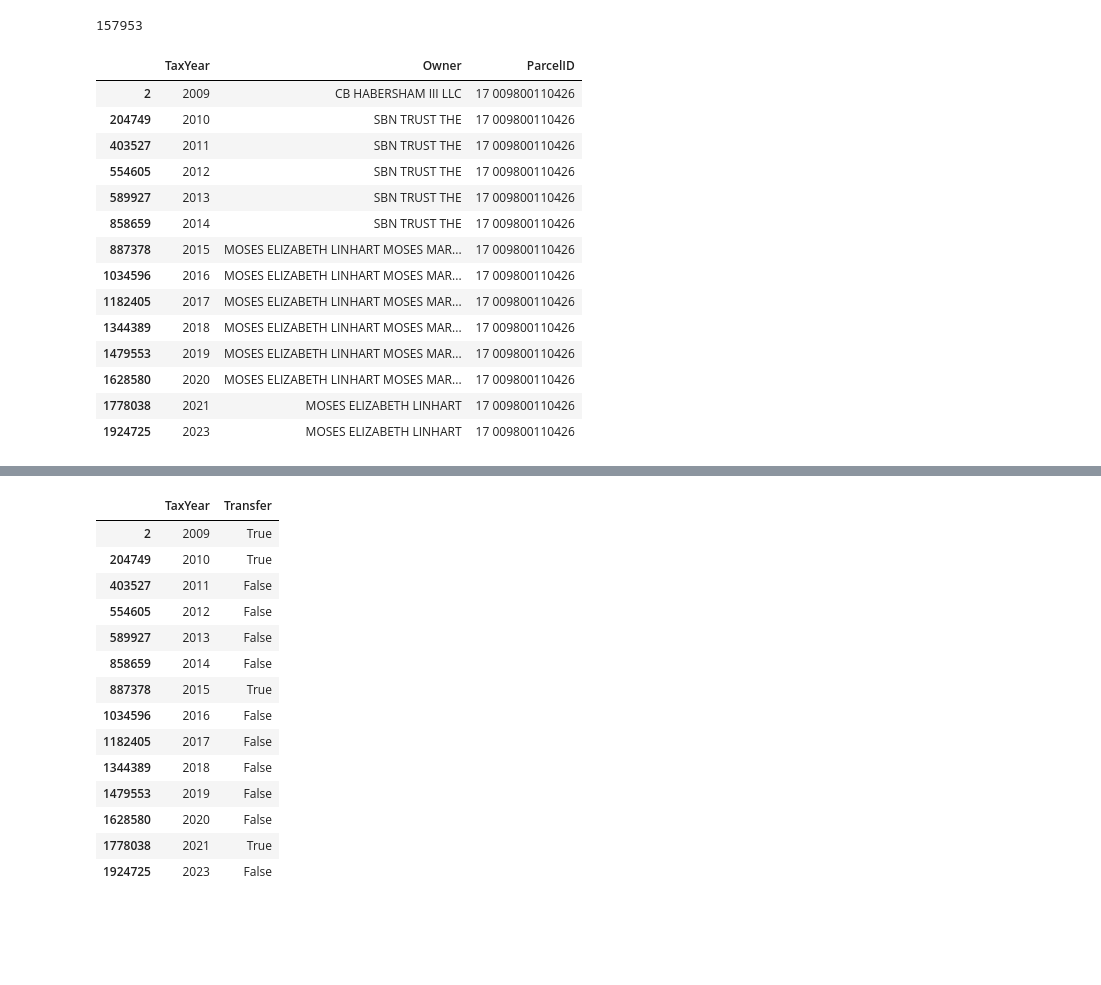
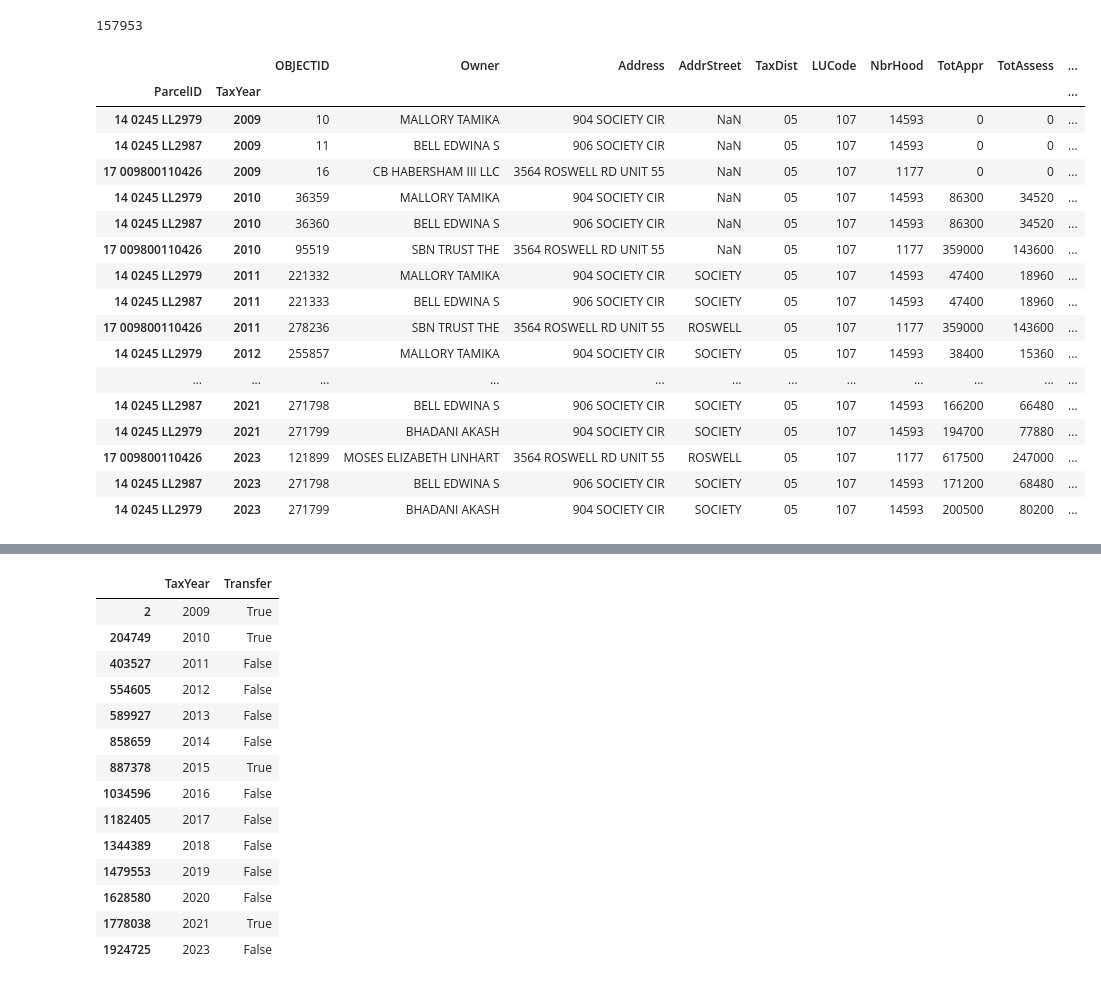
Before and after one commit to IsabelsRepo/IsabelsRepo, a Jupyter notebook: Data-Science/Atlanta-Property/AtlantaPropertySales.ipynb, the cells around one changed output, grey strips where cells are left out. Drawn from its saved outputs; the diff is of its cells as text; code cells hidden in the pictures; blank space fills up the shorter version.

```diff
--- a/Data-Science/Atlanta-Property/AtlantaPropertySales.ipynb
+++ b/Data-Science/Atlanta-Property/AtlantaPropertySales.ipynb
@@ -103,27 +88,35 @@ parcels = atlanta_df['ParcelID'].unique()
 len(parcels)
 # %% [output]
 157953
+# %%
+p1 = ['14 0245  LL2979', '14 0245  LL2987', '17 009800110426']
+temp = atlanta_df[atlanta_df['ParcelID'].isin(p1)].copy()
+temp.set_index(['ParcelID', 'TaxYear'])
+# %% [output]
+|  |  | OBJECTID | Owner | Address | AddrStreet | TaxDist | LUCode | NbrHood | TotAppr | TotAssess | ... |
+| ParcelID | TaxYear |  |  |  |  |  |  |  |  |  | ... |
+| 14 0245 LL2979 | 2009 | 10 | MALLORY TAMIKA | 904 SOCIETY CIR | NaN | 05 | 107 | 14593 | 0 | 0 | ... |
+| 14 0245 LL2987 | 2009 | 11 | BELL EDWINA S | 906 SOCIETY CIR | NaN | 05 | 107 | 14593 | 0 | 0 | ... |
+| 17 009800110426 | 2009 | 16 | CB HABERSHAM III LLC | 3564 ROSWELL RD UNIT 55 | NaN | 05 | 107 | 1177 | 0 | 0 | ... |
+| 14 0245 LL2979 | 2010 | 36359 | MALLORY TAMIKA | 904 SOCIETY CIR | NaN | 05 | 107 | 14593 | 86300 | 34520 | ... |
+| 14 0245 LL2987 | 2010 | 36360 | BELL EDWINA S | 906 SOCIETY CIR | NaN | 05 | 107 | 14593 | 86300 | 34520 | ... |
+| 17 009800110426 | 2010 | 95519 | SBN TRUST THE | 3564 ROSWELL RD UNIT 55 | NaN | 05 | 107 | 1177 | 359000 | 143600 | ... |
+| 14 0245 LL2979 | 2011 | 221332 | MALLORY TAMIKA | 904 SOCIETY CIR | SOCIETY | 05 | 107 | 14593 | 47400 | 18960 | ... |
+| 14 0245 LL2987 | 2011 | 221333 | BELL EDWINA S | 906 SOCIETY CIR | SOCIETY | 05 | 107 | 14593 | 47400 | 18960 | ... |
+| 17 009800110426 | 2011 | 278236 | SBN TRUST THE | 3564 ROSWELL RD UNIT 55 | ROSWELL | 05 | 107 | 1177 | 359000 | 143600 | ... |
+| 14 0245 LL2979 | 2012 | 255857 | MALLORY TAMIKA | 904 SOCIETY CIR | SOCIETY | 05 | 107 | 14593 | 38400 | 15360 | ... |
+| ... | ... | ... | ... | ... | ... | ... | ... | ... | ... | ... | ... |
+| 14 0245 LL2987 | 2021 | 271798 | BELL EDWINA S | 906 SOCIETY CIR | SOCIETY | 05 | 107 | 14593 | 166200 | 66480 | ... |
+| 14 0245 LL2979 | 2021 | 271799 | BHADANI AKASH | 904 SOCIETY CIR | SOCIETY | 05 | 107 | 14593 | 194700 | 77880 | ... |
+| 17 009800110426 | 2023 | 121899 | MOSES ELIZABETH LINHART | 3564 ROSWELL RD UNIT 55 | ROSWELL | 05 | 107 | 1177 | 617500 | 247000 | ... |
+| 14 0245 LL2987 | 2023 | 271798 | BELL EDWINA S | 906 SOCIETY CIR | SOCIETY | 05 | 107 | 14593 | 171200 | 68480 | ... |
+| 14 0245 LL2979 | 2023 | 271799 | BHADANI AKASH | 904 SOCIETY CIR | SOCIETY | 05 | 107 | 14593 | 200500 | 80200 | ... |
 # %%
 test = atlanta_df[['TaxYear', 'Owner', 'ParcelID']].copy()#.set_index('ParcelID', drop=False)
+# remove leading / trailing whitespace and all punctuation
 test['Owner'] = test['Owner'].str.strip().str.replace(r'[^\w\s]',"", regex=True)
 id = test.iloc[2]['ParcelID']
 # need to find a scalable way to do this. Needs to be a copy to avoid SetWithCopy / bad practices.
 test_sale = test[test['ParcelID']==id].copy()
 
-test_sale
+#test_sale
-# %% [output]
-|  | TaxYear | Owner | ParcelID |
-| 2 | 2009 | CB HABERSHAM III LLC | 17 009800110426 |
-| 204749 | 2010 | SBN TRUST THE | 17 009800110426 |
-| 403527 | 2011 | SBN TRUST THE | 17 009800110426 |
-| 554605 | 2012 | SBN TRUST THE | 17 009800110426 |
-| 589927 | 2013 | SBN TRUST THE | 17 009800110426 |
-| 858659 | 2014 | SBN TRUST THE | 17 009800110426 |
-| 887378 | 2015 | MOSES ELIZABETH LINHART MOSES MAR... | 17 009800110426 |
-| 1034596 | 2016 | MOSES ELIZABETH LINHART MOSES MAR... | 17 009800110426 |
-| 1182405 | 2017 | MOSES ELIZABETH LINHART MOSES MAR... | 17 009800110426 |
-| 1344389 | 2018 | MOSES ELIZABETH LINHART MOSES MAR... | 17 009800110426 |
-| 1479553 | 2019 | MOSES ELIZABETH LINHART MOSES MAR... | 17 009800110426 |
-| 1628580 | 2020 | MOSES ELIZABETH LINHART MOSES MAR... | 17 009800110426 |
-| 1778038 | 2021 | MOSES ELIZABETH LINHART | 17 009800110426 |
-| 1924725 | 2023 | MOSES ELIZABETH LINHART | 17 009800110426 |
```
Also changed, not shown: parts of 13 cells of this notebook.
